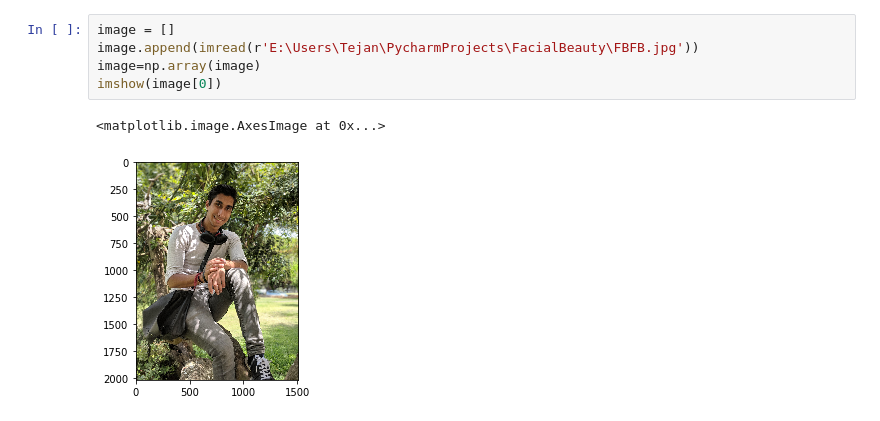
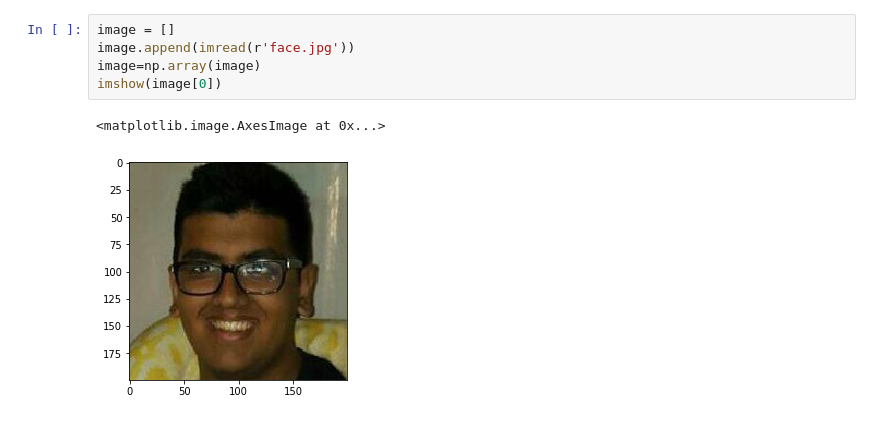
Before and after one commit to Tej780/FacialBeauty, a Jupyter notebook: FB_notebook.ipynb, the cells around one changed output. Saved outputs shown, nothing was run; the diff lists cells and outputs as text.

```diff
--- a/FB_notebook.ipynb
+++ b/FB_notebook.ipynb
@@ -74,10 +74,10 @@ Epoch 4/4
 # %%
 image = []
-image.append(imread(r'E:\Users\Tejan\PycharmProjects\FacialBeauty\FBFB.jpg'))
+image.append(imread(r'face.jpg'))
 image=np.array(image)
 imshow(image[0])
 # %% [output]
 <matplotlib.image.AxesImage at 0x...>
-[figure, old version]
+[figure, new version]
 # %%
 print(model.predict(image))
```
Also changed, not shown: parts of 12 cells of this notebook, 2 other files.
